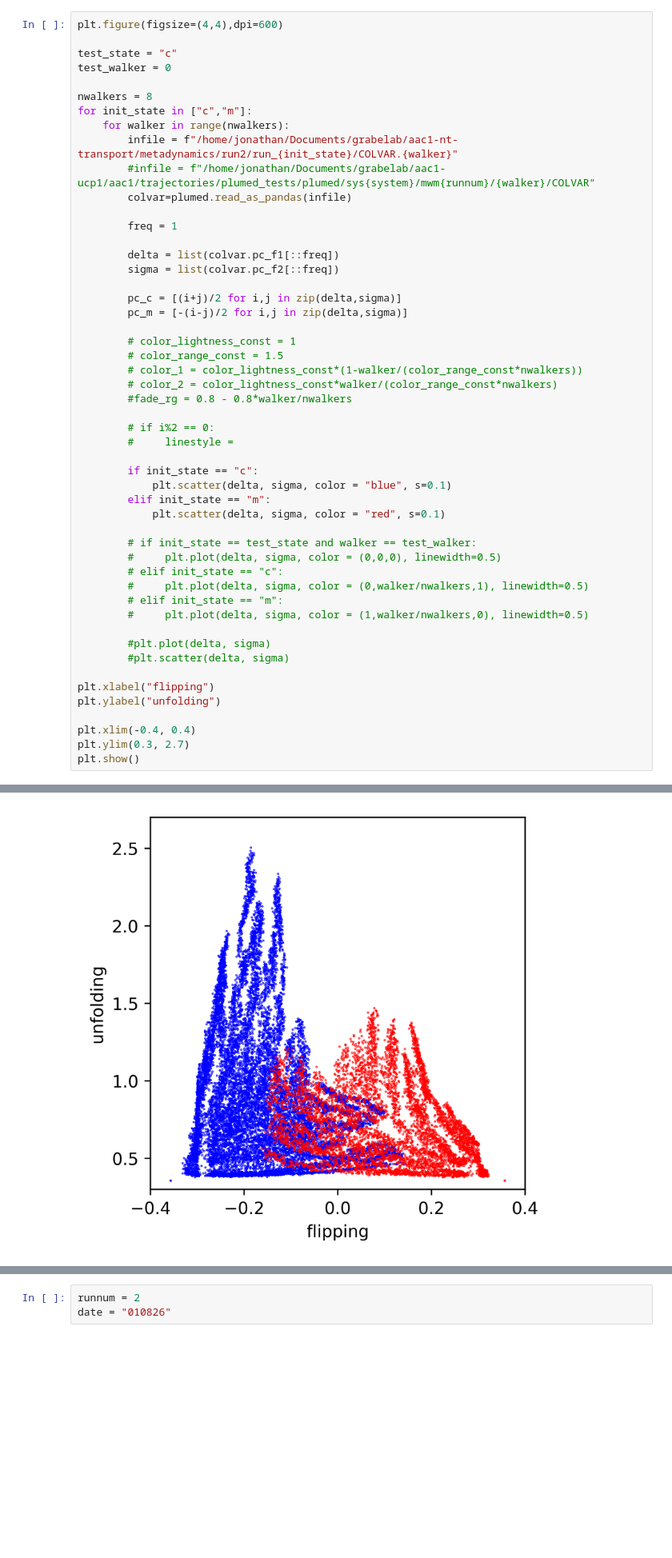
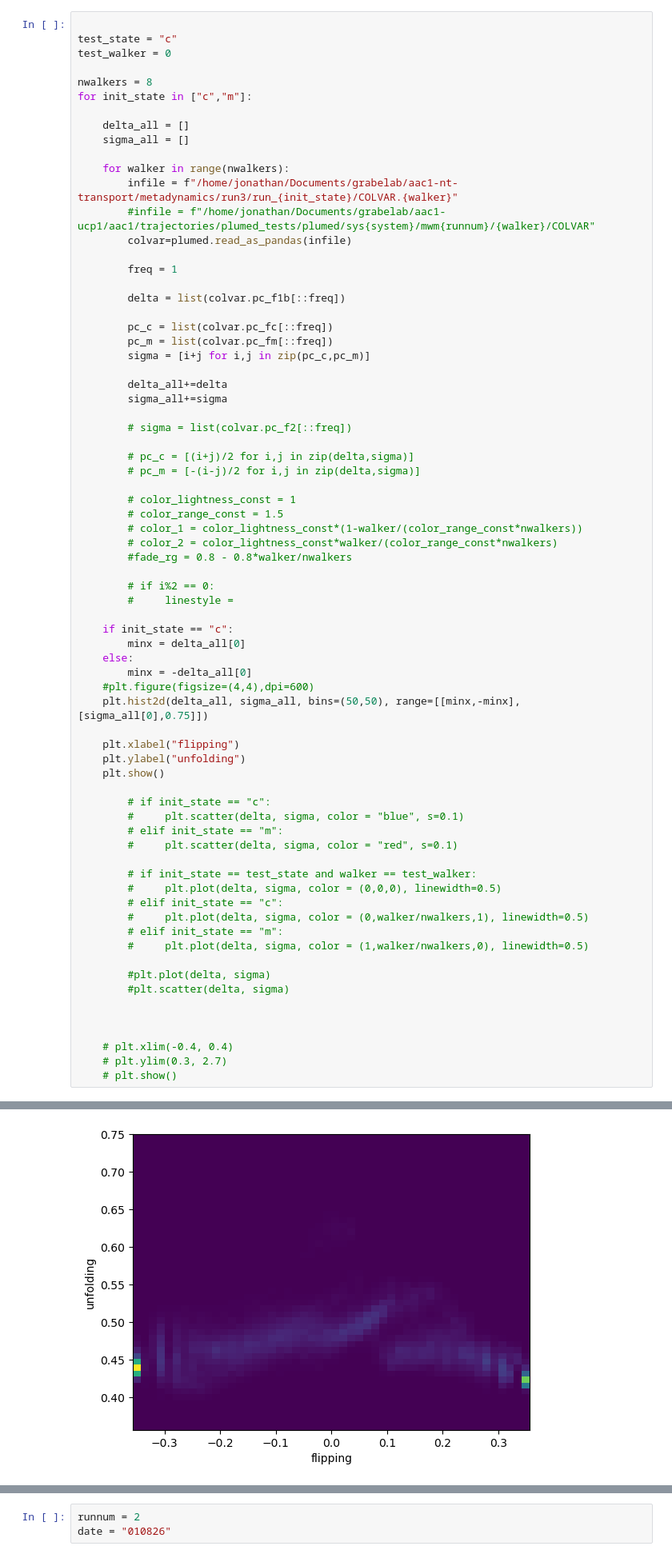
Before and after one commit to JonathanHB/aac1-nt-transport, a Jupyter notebook: metadynamics/run3/scripts/mtd-results-2.ipynb, the cells around one changed output, grey strips where cells are left out. Shown at 80% size. Saved outputs shown, nothing was run; the diff lists cells and outputs as text; blank space fills up the shorter version.

```diff
--- a/metadynamics/run3/scripts/mtd-results-2.ipynb
+++ b/metadynamics/run3/scripts/mtd-results-2.ipynb
@@ -75,23 +151,34 @@ plt.show()
 # %%
-plt.figure(figsize=(4,4),dpi=600)
 
 test_state = "c"
 test_walker = 0
 
 nwalkers = 8
 for init_state in ["c","m"]:
+
+    delta_all = []
+    sigma_all = []
+
     for walker in range(nwalkers):
-        infile = f"/home/jonathan/Documents/grabelab/aac1-nt-transport/metadynamics/run2/run_{init_state}/COLVAR.{walker}"
+        infile = f"/home/jonathan/Documents/grabelab/aac1-nt-transport/metadynamics/run3/run_{init_state}/COLVAR.{walker}"
         #infile = f"/home/jonathan/Documents/grabelab/aac1-ucp1/aac1/trajectories/plumed_tests/plumed/sys{system}/mwm{runnum}/{walker}/COLVAR"
         colvar=plumed.read_as_pandas(infile)
 
         freq = 1
 
-        delta = list(colvar.pc_f1[::freq])
-        sigma = list(colvar.pc_f2[::freq])
+        delta = list(colvar.pc_f1b[::freq])
 
-        pc_c = [(i+j)/2 for i,j in zip(delta,sigma)]
-        pc_m = [-(i-j)/2 for i,j in zip(delta,sigma)]
+        pc_c = list(colvar.pc_fc[::freq])
+        pc_m = list(colvar.pc_fm[::freq])
+        sigma = [i+j for i,j in zip(pc_c,pc_m)]
+
+        delta_all+=delta
+        sigma_all+=sigma
+
+        # sigma = list(colvar.pc_f2[::freq])
+
+        # pc_c = [(i+j)/2 for i,j in zip(delta,sigma)]
+        # pc_m = [-(i-j)/2 for i,j in zip(delta,sigma)]
 
         # color_lightness_const = 1
         # color_range_const = 1.5
@@ -102,10 +189,21 @@ for init_state in ["c","m"]:
         # if i%2 == 0:
         #     linestyle =
 
-        if init_state == "c":
-            plt.scatter(delta, sigma, color = "blue", s=0.1)
-        elif init_state == "m":
-            plt.scatter(delta, sigma, color = "red", s=0.1)
+    if init_state == "c":
+        minx = delta_all[0]
+    else:
+        minx = -delta_all[0]
+    #plt.figure(figsize=(4,4),dpi=600)
+    plt.hist2d(delta_all, sigma_all, bins=(50,50), range=[[minx,-minx],[sigma_all[0],0.75]])
+
+    plt.xlabel("flipping")
+    plt.ylabel("unfolding")
+    plt.show()
+
+        # if init_state == "c":
+        #     plt.scatter(delta, sigma, color = "blue", s=0.1)
+        # elif init_state == "m":
+        #     plt.scatter(delta, sigma, color = "red", s=0.1)
 
         # if init_state == test_state and walker == test_walker:
         #     plt.plot(delta, sigma, color = (0,0,0), linewidth=0.5)
@@ -117,12 +215,11 @@ for init_state in ["c","m"]:
         #plt.plot(delta, sigma)
         #plt.scatter(delta, sigma)
 
-plt.xlabel("flipping")
-plt.ylabel("unfolding")
 
-plt.xlim(-0.4, 0.4)
-plt.ylim(0.3, 2.7)
-plt.show()
+
+    # plt.xlim(-0.4, 0.4)
+    # plt.ylim(0.3, 2.7)
+    # plt.show()
 # %% [output]
 +++ Loading the PLUMED kernel runtime +++
 +++ PLUMED_KERNEL="/home/jonathan/anaconda3/envs/plumed1/lib/libplumedKernel.so" +++
@@ -140,5 +236,5 @@ plt.show()
 +++ Loading the PLUMED kernel runtime +++
 +++ PLUMED_KERNEL="/home/jonathan/anaconda3/envs/plumed1/lib/libplumedKernel.so" +++
 +++ Loading the PLUMED kernel runtime +++
 +++ PLUMED_KERNEL="/home/jonathan/anaconda3/envs/plumed1/lib/libplumedKernel.so" +++
-[figure, old version]
+[figure, new version]
```
Also changed, not shown: parts of 6 cells of this notebook, 3 other files.
